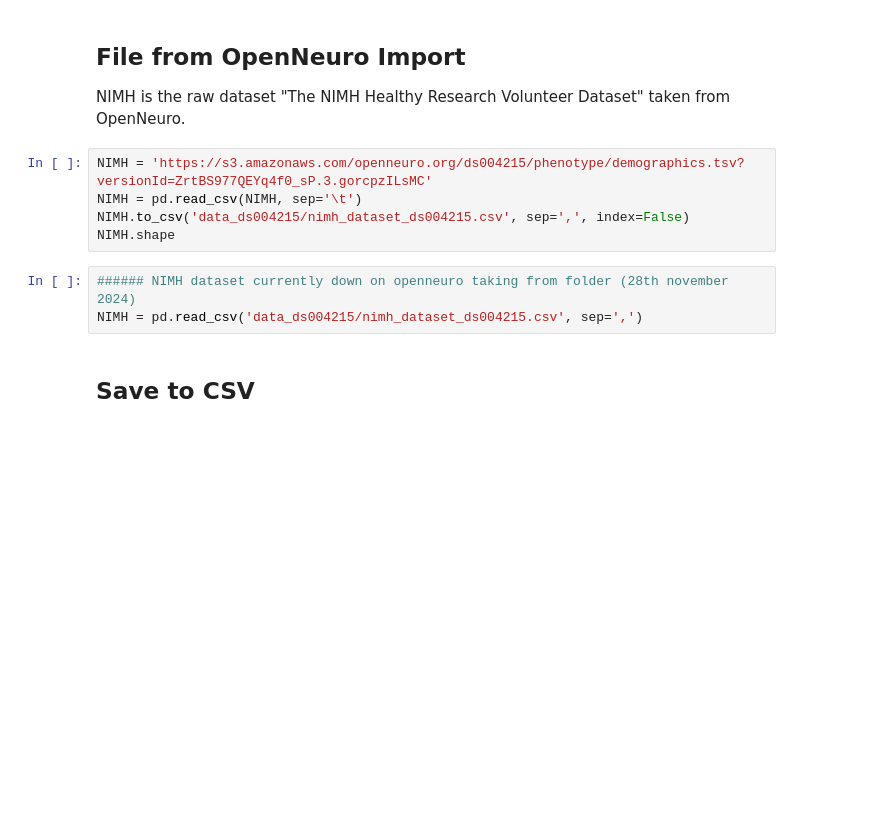
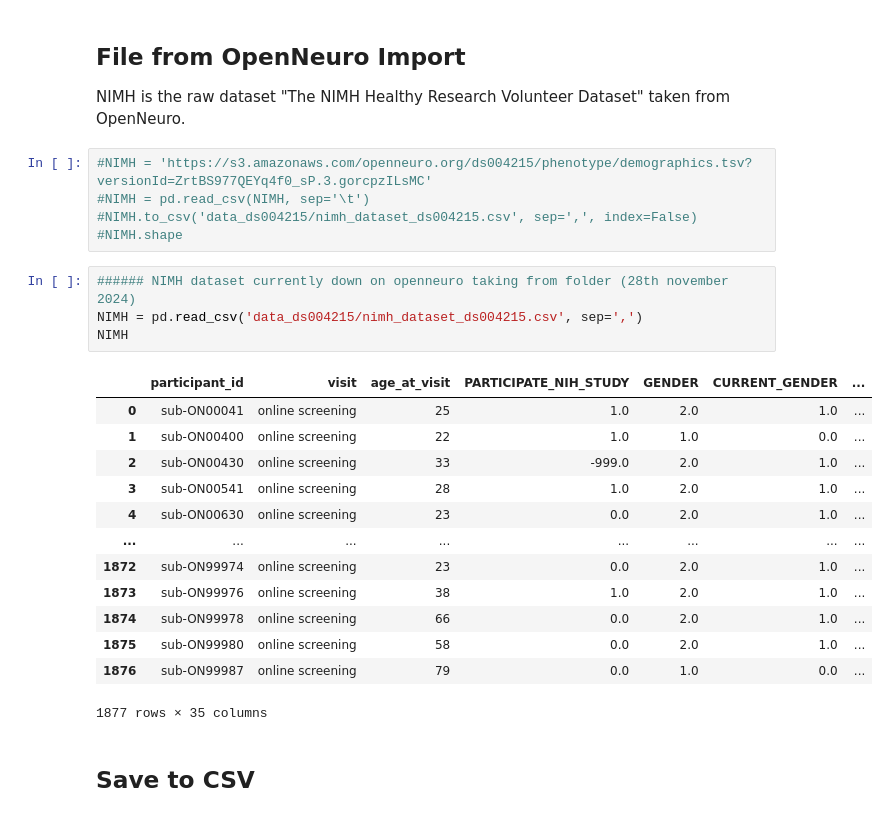
Before and after one commit to EmiKib/MetaprivBIDS-Assessment, a Jupyter notebook: NIMH-Healthy-Research-Volunteer-Data-ds004215/NIMH_ds004215.ipynb, the cells around one changed output. Drawn from its saved outputs; the diff is of its cells as text; blank space fills up the shorter version.

```diff
--- a/NIMH-Healthy-Research-Volunteer-Data-ds004215/NIMH_ds004215.ipynb
+++ b/NIMH-Healthy-Research-Volunteer-Data-ds004215/NIMH_ds004215.ipynb
@@ -15,13 +15,28 @@ from metaprivBIDS_stat import rst_outlier_case2
 ## File from OpenNeuro Import
 NIMH is the raw dataset "The NIMH Healthy Research Volunteer Dataset" taken from OpenNeuro.
 # %%
-NIMH = 'https://s3.amazonaws.com/openneuro.org/ds004215/phenotype/demographics.tsv?versionId=ZrtBS977QEYq4f0_sP.3.gorcpzILsMC'
-NIMH = pd.read_csv(NIMH, sep='\t')
-NIMH.to_csv('data_ds004215/nimh_dataset_ds004215.csv', sep=',', index=False)
-NIMH.shape
+#NIMH = 'https://s3.amazonaws.com/openneuro.org/ds004215/phenotype/demographics.tsv?versionId=ZrtBS977QEYq4f0_sP.3.gorcpzILsMC'
+#NIMH = pd.read_csv(NIMH, sep='\t')
+#NIMH.to_csv('data_ds004215/nimh_dataset_ds004215.csv', sep=',', index=False)
+#NIMH.shape
 # %%
 ###### NIMH dataset currently down on openneuro taking from folder (28th november 2024)
 NIMH = pd.read_csv('data_ds004215/nimh_dataset_ds004215.csv', sep=',')
+NIMH
+# %% [output]
+|  | participant_id | visit | age_at_visit | PARTICIPATE_NIH_STUDY | GENDER | CURRENT_GENDER | ... |
+| 0 | sub-ON00041 | online screening | 25 | 1.0 | 2.0 | 1.0 | ... |
+| 1 | sub-ON00400 | online screening | 22 | 1.0 | 1.0 | 0.0 | ... |
+| 2 | sub-ON00430 | online screening | 33 | -999.0 | 2.0 | 1.0 | ... |
+| 3 | sub-ON00541 | online screening | 28 | 1.0 | 2.0 | 1.0 | ... |
+| 4 | sub-ON00630 | online screening | 23 | 0.0 | 2.0 | 1.0 | ... |
+| ... | ... | ... | ... | ... | ... | ... | ... |
+| 1872 | sub-ON99974 | online screening | 23 | 0.0 | 2.0 | 1.0 | ... |
+| 1873 | sub-ON99976 | online screening | 38 | 1.0 | 2.0 | 1.0 | ... |
+| 1874 | sub-ON99978 | online screening | 66 | 0.0 | 2.0 | 1.0 | ... |
+| 1875 | sub-ON99980 | online screening | 58 | 0.0 | 2.0 | 1.0 | ... |
+| 1876 | sub-ON99987 | online screening | 79 | 0.0 | 1.0 | 0.0 | ... |
+1877 rows × 35 columns
 # %% [markdown]
 ## Save to CSV
 # %%
```
Also changed, not shown: parts of 8 cells of this notebook, 10 other files.
